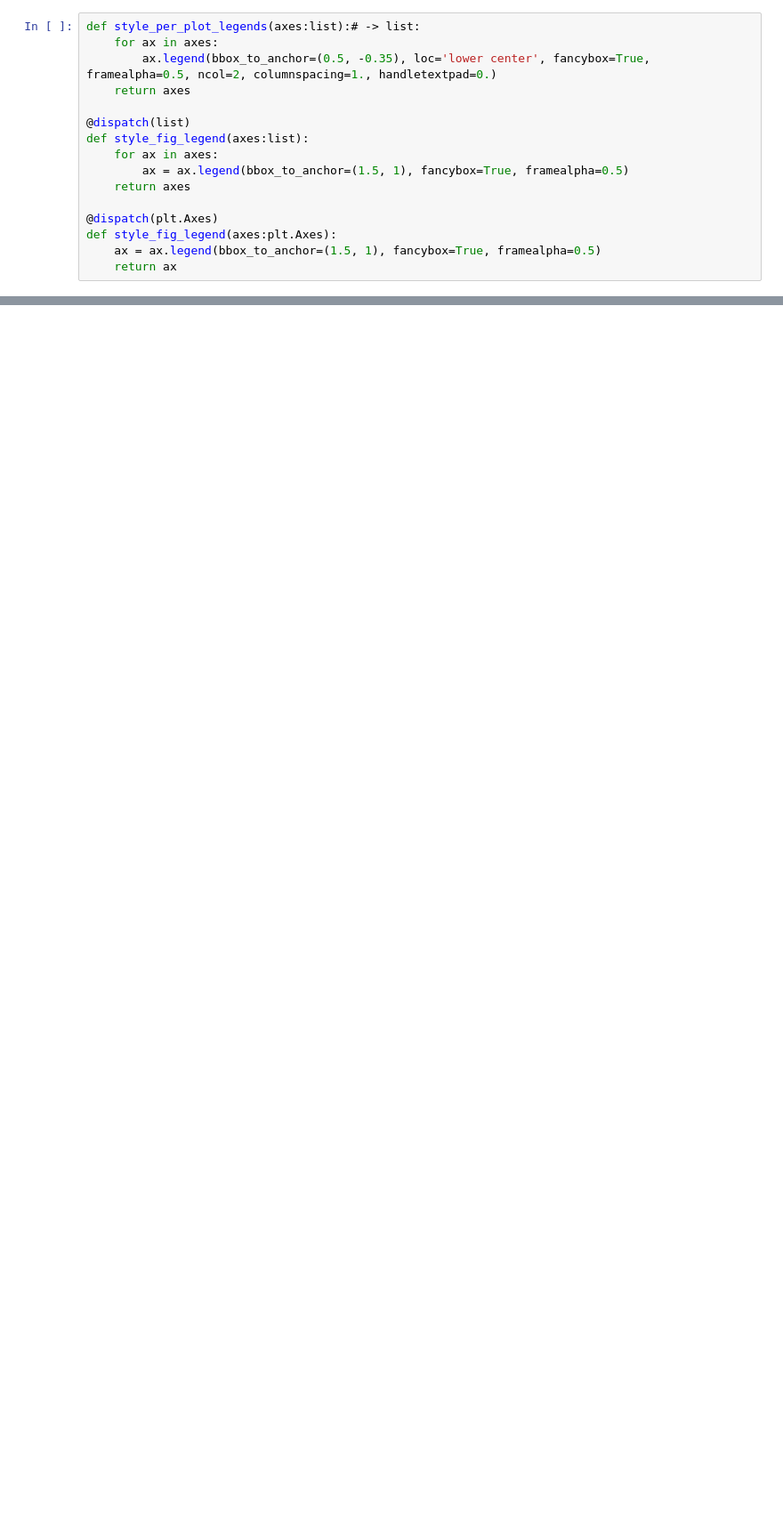
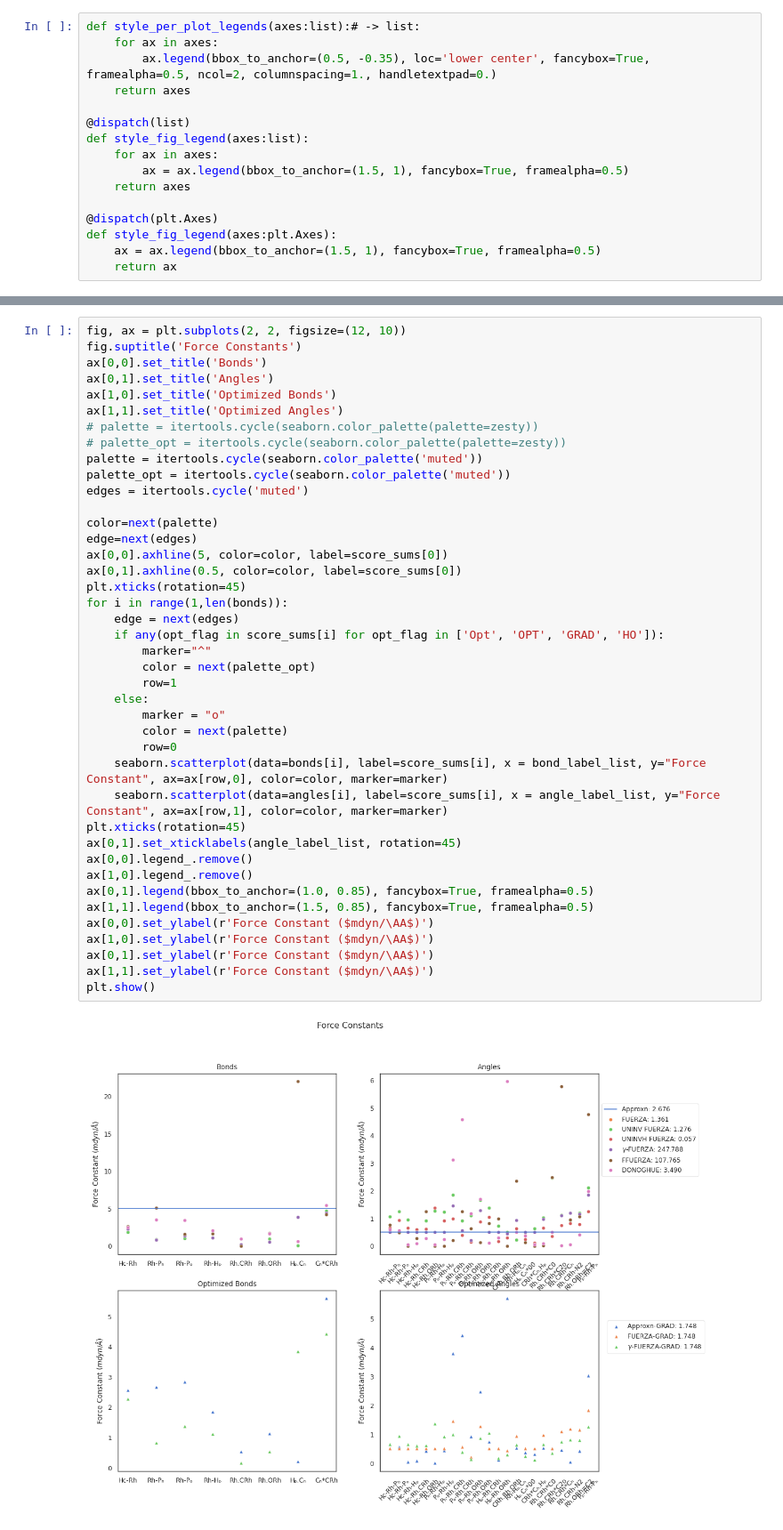
Before and after one commit to Q2MM/q2mm, a Jupyter notebook: projects/fuerza_SI/rh_hydrogn_enamides_TSFF/rh_hydrogn_enamides_figures.ipynb, the cells around one changed output, grey strips where cells are left out. Shown at 89% size. Drawn from its saved outputs; the diff is of its cells as text; blank space fills up the shorter version.

```diff
--- a/projects/fuerza_SI/rh_hydrogn_enamides_TSFF/rh_hydrogn_enamides_figures.ipynb
+++ b/projects/fuerza_SI/rh_hydrogn_enamides_TSFF/rh_hydrogn_enamides_figures.ipynb
@@ -141,6 +154,49 @@ plot_ff_params_v_static(bonds, angles, score_sums[1:], bond_labels=bond_label_li
  array([<Axes: title={'center': 'Bonds'}, ylabel='Force Constant ($mdyn/\\AA$)'>,
         <Axes: title={'center': 'Angles'}, ylabel='Force Constant ($mdyn/\\AA$)'>],
        dtype=object))
+# %%
+fig, ax = plt.subplots(2, 2, figsize=(12, 10))
+fig.suptitle('Force Constants')
+ax[0,0].set_title('Bonds')
+ax[0,1].set_title('Angles')
+ax[1,0].set_title('Optimized Bonds')
+ax[1,1].set_title('Optimized Angles')
+# palette = itertools.cycle(seaborn.color_palette(palette=zesty))
+# palette_opt = itertools.cycle(seaborn.color_palette(palette=zesty))
+palette = itertools.cycle(seaborn.color_palette('muted'))
+palette_opt = itertools.cycle(seaborn.color_palette('muted'))
+edges = itertools.cycle('muted')
+
+color=next(palette)
+edge=next(edges)
+ax[0,0].axhline(5, color=color, label=score_sums[0])
+ax[0,1].axhline(0.5, color=color, label=score_sums[0])
+plt.xticks(rotation=45)
+for i in range(1,len(bonds)):
+    edge = next(edges)
+    if any(opt_flag in score_sums[i] for opt_flag in ['Opt', 'OPT', 'GRAD', 'HO']):
+        marker="^"
+        color = next(palette_opt)
+        row=1
+    else:
+        marker = "o"
+        color = next(palette)
+        row=0
+    seaborn.scatterplot(data=bonds[i], label=score_sums[i], x = bond_label_list, y="Force Constant", ax=ax[row,0], color=color, marker=marker)
+    seaborn.scatterplot(data=angles[i], label=score_sums[i], x = angle_label_list, y="Force Constant", ax=ax[row,1], color=color, marker=marker)
+plt.xticks(rotation=45)
+ax[0,1].set_xticklabels(angle_label_list, rotation=45)
+ax[0,0].legend_.remove()
+ax[1,0].legend_.remove()
+ax[0,1].legend(bbox_to_anchor=(1.0, 0.85), fancybox=True, framealpha=0.5)
+ax[1,1].legend(bbox_to_anchor=(1.5, 0.85), fancybox=True, framealpha=0.5)
+ax[0,0].set_ylabel(r'Force Constant ($mdyn/\AA$)')
+ax[1,0].set_ylabel(r'Force Constant ($mdyn/\AA$)')
+ax[0,1].set_ylabel(r'Force Constant ($mdyn/\AA$)')
+ax[1,1].set_ylabel(r'Force Constant ($mdyn/\AA$)')
+plt.show()
+# %% [output]
+[figure, added]
 # %%
 linear_fit_diag_scores(static_scores, static_score, eigenmatrix_scores[1:], score_sums[1:], ' Cisplatin Diagonal Eigenmatrix Terms - All Variations')
 # %% [output]
```
Also changed, not shown: parts of 11 cells of this notebook, 1 other file.
